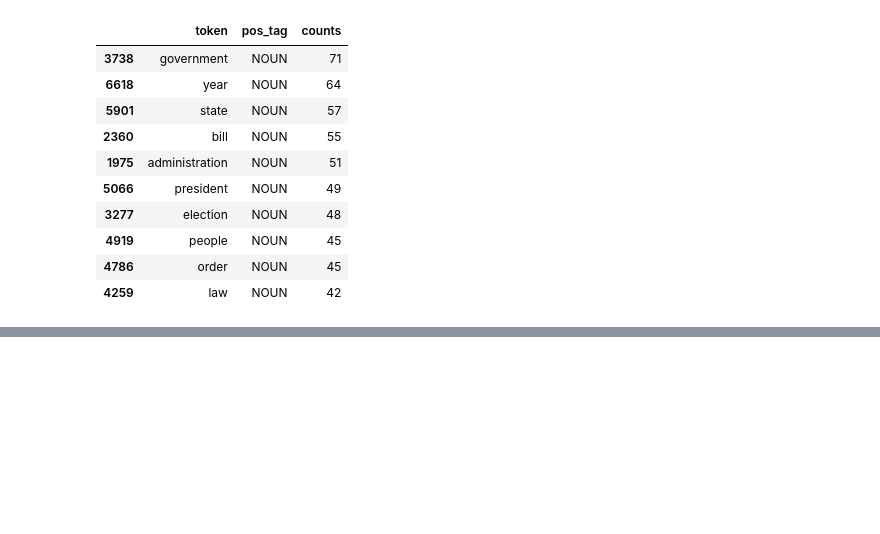
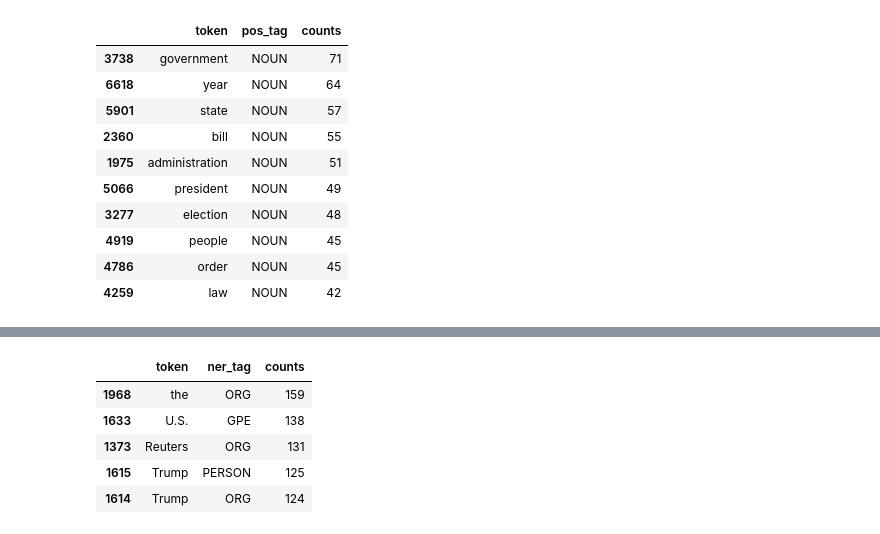
Before and after one commit to 10Vaibhav/Fake-News-Classifier, a Jupyter notebook: Fake News Categorizer.ipynb, the cells around one changed output, grey strips where cells are left out. Saved outputs shown, nothing was run; the diff lists cells and outputs as text; code cells hidden in the pictures; blank space fills up the shorter version.

```diff
--- a/Fake News Categorizer.ipynb
+++ b/Fake News Categorizer.ipynb
@@ -275,0 +321,9 @@ pos_counts_fact[pos_counts_fact.pos_tag == "NOUN"][0:10]
+# %%
+top_entities_fact.head()
+# %% [output]
+|  | token | ner_tag | counts |
+| 1968 | the | ORG | 159 |
+| 1633 | U.S. | GPE | 138 |
+| 1373 | Reuters | ORG | 131 |
+| 1615 | Trump | PERSON | 125 |
+| 1614 | Trump | ORG | 124 |
```
Also changed, not shown: parts of 9 cells of this notebook.
